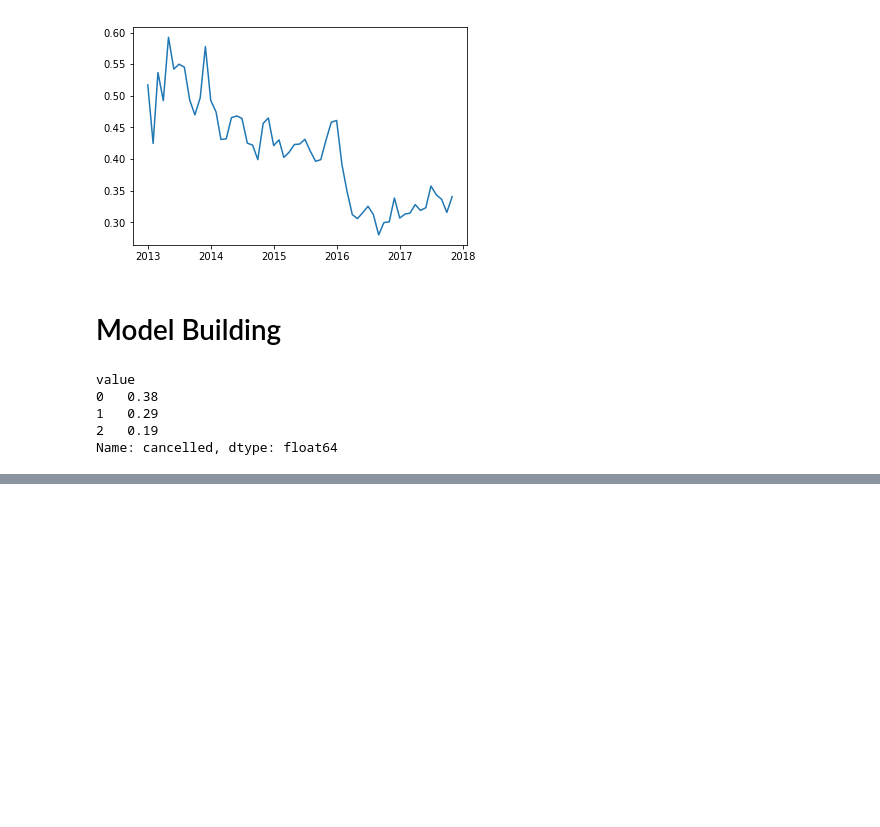
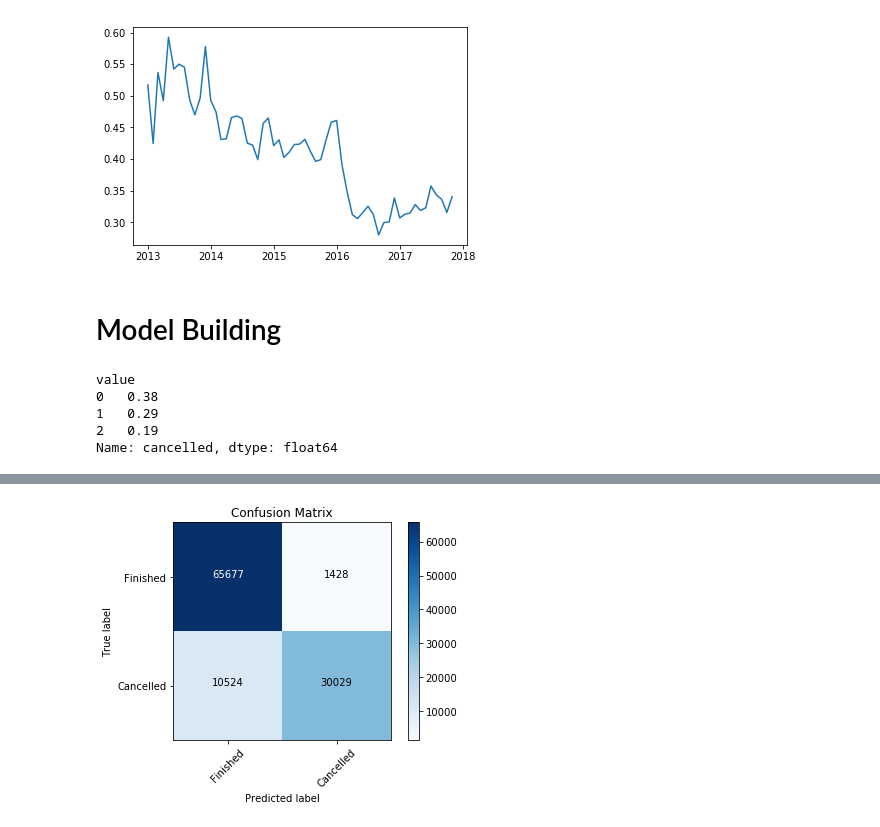
Before and after one commit to mengeling/silvercar-cancellation-predictor, a Jupyter notebook: EDA/silvercar.ipynb, the cells around one changed output, grey strips where cells are left out. Drawn from its saved outputs; the diff is of its cells as text; code cells hidden in the pictures; blank space fills up the shorter version.

```diff
--- a/EDA/silvercar.ipynb
+++ b/EDA/silvercar.ipynb
@@ -881,3 +771,9 @@ lr.score(X_test, y_test)
+# %%
+predictions = lr.predict(X_test)
+cm = confusion_matrix(y_test, predictions)
+plot_confusion_matrix(cm)
+# %% [output]
+[figure, added]
 # %%
 rf = RandomForestClassifier(max_depth=3, n_estimators=50)
 rf.fit(X_train, y_train)
```
Also changed, not shown: parts of 40 cells of this notebook.
